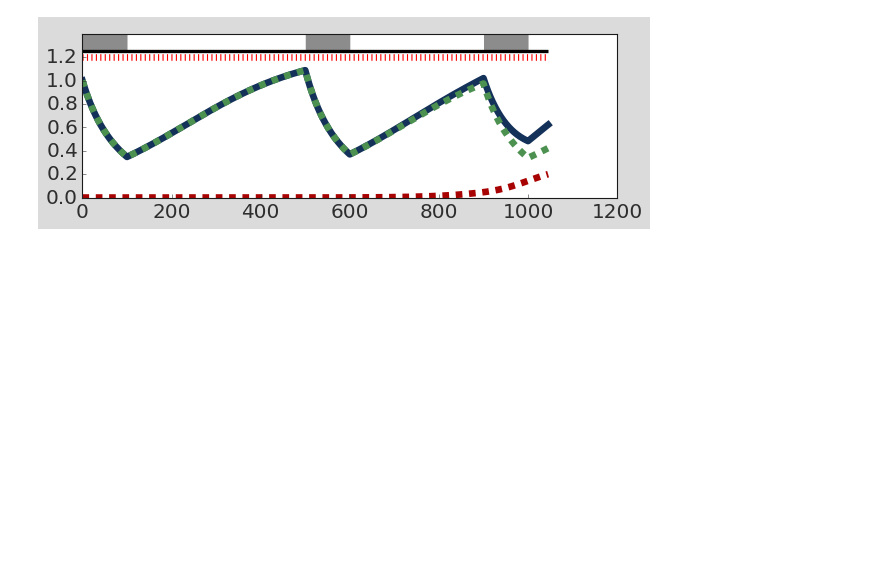
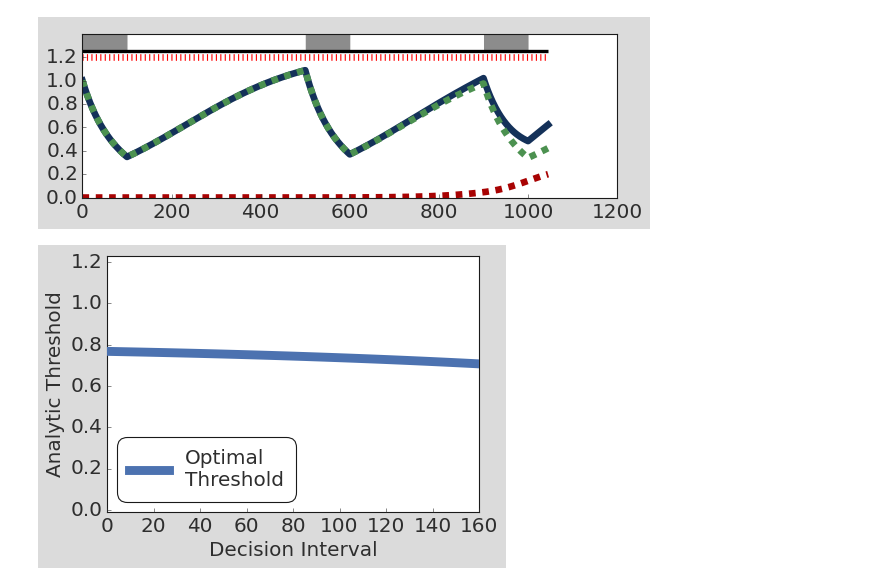
Before and after one commit to KCGallagher/AT_Model_Comparison, a Jupyter notebook: exponential_model/critical_threshold.ipynb, the cells around one changed output. Saved outputs shown, nothing was run; the diff lists cells and outputs as text; code cells hidden in the pictures; blank space fills up the shorter version.

```diff
--- a/exponential_model/critical_threshold.ipynb
+++ b/exponential_model/critical_threshold.ipynb
@@ -72,3 +72,20 @@ PlotSimulation(model.resultsDf, ax=ax, legend=False, colors = palette, linewidth
 # %% [output]
 Mean TTP under Adaptive Therapy is 1045 days
 [figure]
+# %%
+plt.rcParams['font.size'] = '18'
+fig, ax = plt.subplots(1,1,figsize=(6,4))
+
+tau_values = np.linspace(0, 160, 100)
+n_stars = [calc_critical_threshold(tau=t,**expParamDic)*expParamDic['N0'] for t in tau_values]
+ax.plot(tau_values, n_stars, linewidth = 8, zorder=5, label = 'Optimal\nThreshold');
+
+# val = calc_critical_treatment_interval(n_crit = 0.5 * n0,**odeParamDic)
+# ax.hlines(xmin=0, xmax=max(tau_values), y=0.5, linestyles="--", linewidth=6, color=colors['AT'])
+# ax.vlines(ymin=0, ymax=0.5, x=val, linestyles="--", linewidth=6, color=colors['AT'], label='AT50 Threshold')
+
+ax.set_ylim(-0.01,1.23); ax.tick_params(right = False, top = False)
+plt.gca().legend(loc=3, fontsize=18, numpoints=1, borderaxespad=0.7).get_frame().set_boxstyle('Round', pad=0.2, rounding_size=0.5)
+plt.xlabel("Decision Interval"); plt.ylabel("Analytic Threshold");
+# %% [output]
+[figure, added]
```
Also changed, not shown: parts of 14 cells of this notebook, 4 other files.
